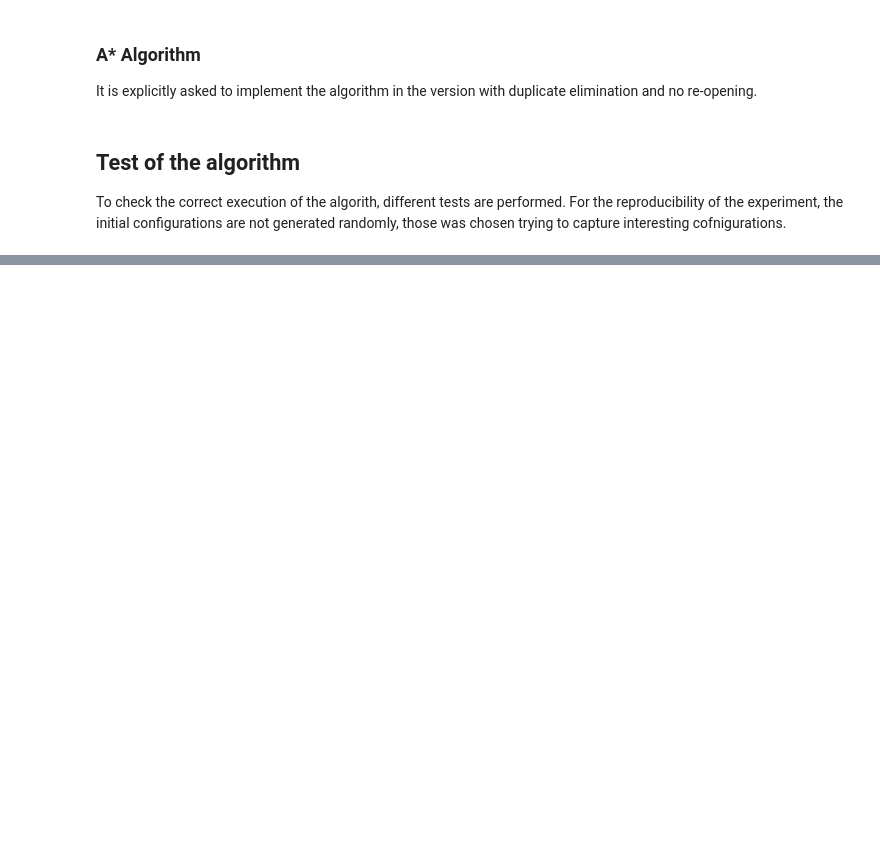
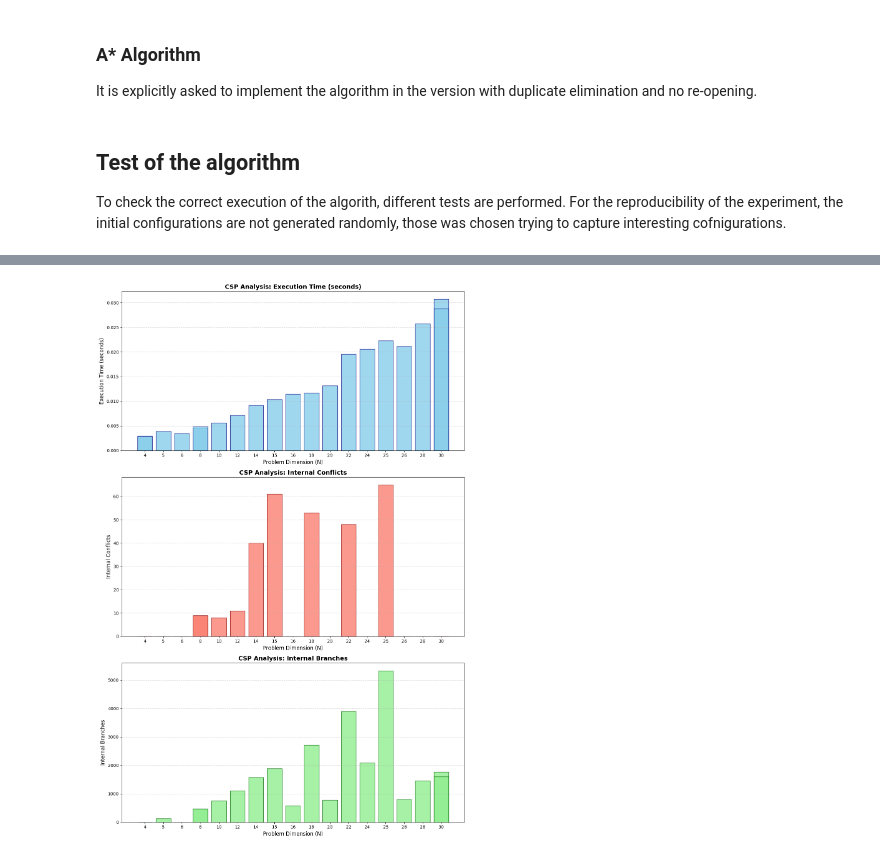
Before and after one commit to mor4z/n-Queens-homework, a Jupyter notebook: n-queen.ipynb, the cells around one changed output, grey strips where cells are left out. Drawn from its saved outputs; the diff is of its cells as text; code cells hidden in the pictures; blank space fills up the shorter version.

```diff
--- a/n-queen.ipynb
+++ b/n-queen.ipynb
@@ -347,0 +468,33 @@ else:
+# %%
+import pandas as pd
+import matplotlib.pyplot as plt
+
+df_csp_final = pd.DataFrame(csp_results)
+
+if not df_csp_final.empty:
+    fig, axes = plt.subplots(nrows=3, ncols=1, figsize=(12, 18))
+
+    # List of metrics to plot
+    metrics = [
+        ('CSP_Time', 'Execution Time (seconds)', 'skyblue', 'navy'),
+        ('Conflicts', 'Internal Conflicts', 'salmon', 'darkred'),
+        ('Branches', 'Internal Branches', 'lightgreen', 'darkgreen')
+    ]
+
+    for i, (col, ylabel, color, edge) in enumerate(metrics):
+        # X_axis -> N, Y-axis -> metric
+        axes[i].bar(df_csp_final['N'].astype(str), df_csp_final[col], color=color, edgecolor=edge, alpha=0.8)
+
+        # Setting titles and labels
+        axes[i].set_title(f'CSP Analysis: {ylabel}', fontsize=14, fontweight='bold')
+        axes[i].set_xlabel('Problem Dimension (N)', fontsize=12)
+        axes[i].set_ylabel(ylabel, fontsize=12)
+        axes[i].grid(axis='y', linestyle='--', alpha=0.6)
+
+    plt.tight_layout()
+    plt.show()
+
+else:
+    print("Error: The 'csp_results' list is empty. Please ensure the CSP test suite has been executed.")
+# %% [output]
+[figure, added]
```
Also changed, not shown: parts of 10 cells of this notebook, 2 other files.
